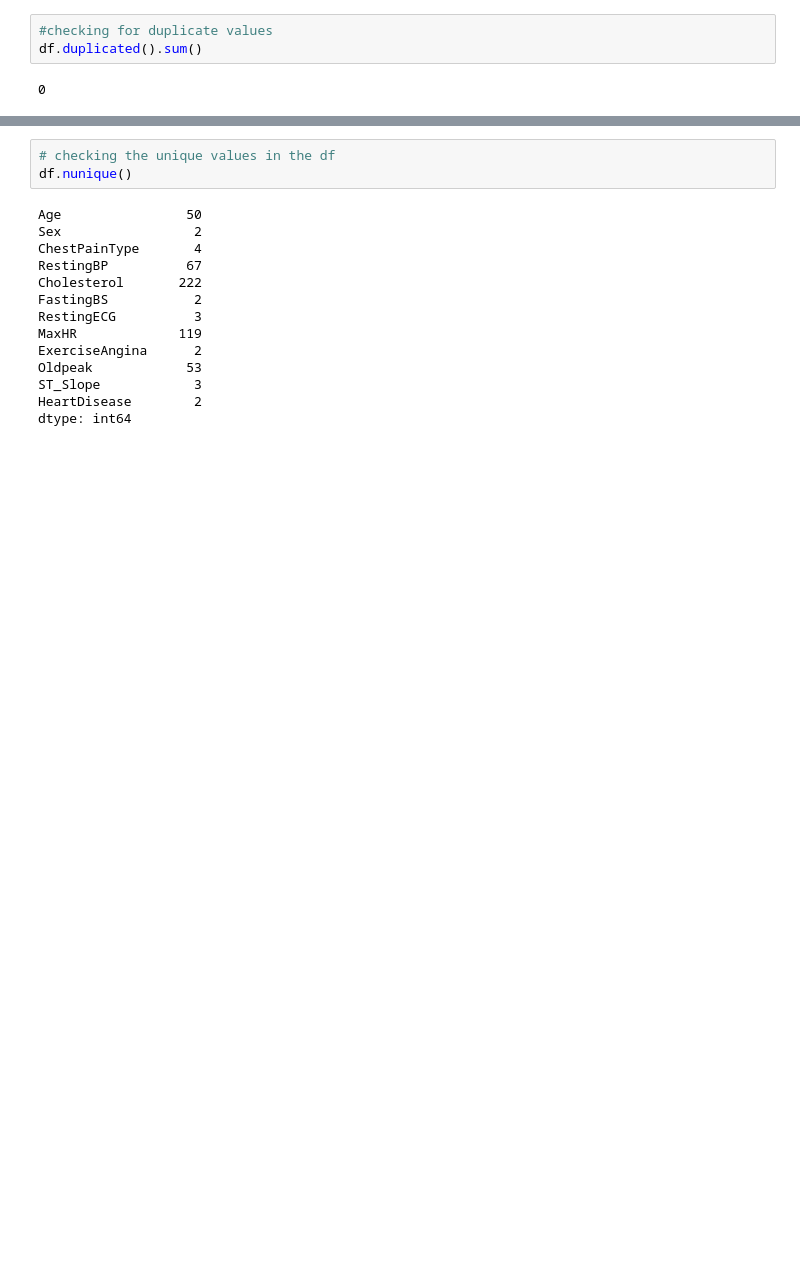
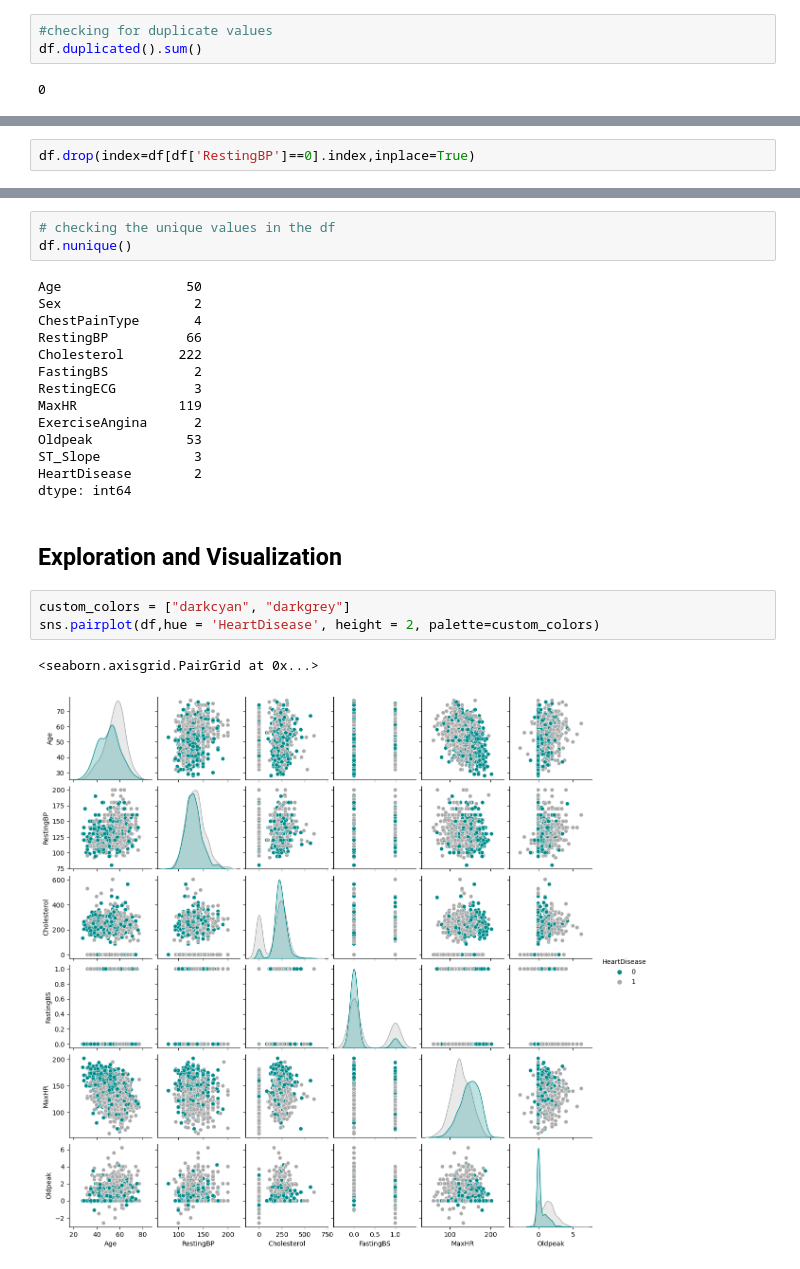
Before and after one commit to ricardodelosrios/project_4, a Jupyter notebook: Analysis.ipynb, the cells around one changed output, grey strips where cells are left out. Drawn from its saved outputs; the diff is of its cells as text; blank space fills up the shorter version.

```diff
--- a/Analysis.ipynb
+++ b/Analysis.ipynb
@@ -105,0 +143,2 @@ df.duplicated().sum()
+# %%
+df.drop(index=df[df['RestingBP']==0].index,inplace=True)
@@ -110,7 +160,7 @@ df.nunique()
 Age                50
 Sex                 2
 ChestPainType       4
-RestingBP          67
+RestingBP          66
 Cholesterol       222
 FastingBS           2
 RestingECG          3
@@ -120,3 +170,11 @@ Oldpeak            53
 ST_Slope            3
 HeartDisease        2
 dtype: int64
+# %% [markdown]
+## Exploration and Visualization
+# %%
+custom_colors = ["darkcyan", "darkgrey"]
+sns.pairplot(df,hue = 'HeartDisease', height = 2, palette=custom_colors)
+# %% [output]
+<seaborn.axisgrid.PairGrid at 0x...>
+[figure, added]
```
Also changed, not shown: parts of 66 cells of this notebook, 5 other files.
